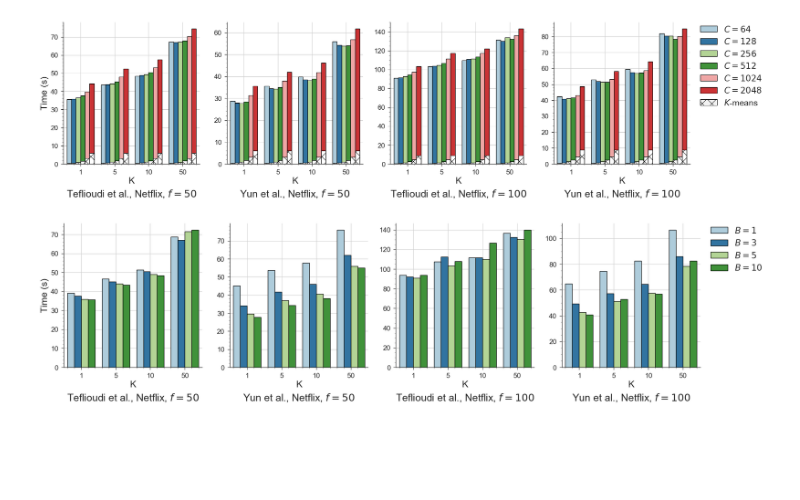
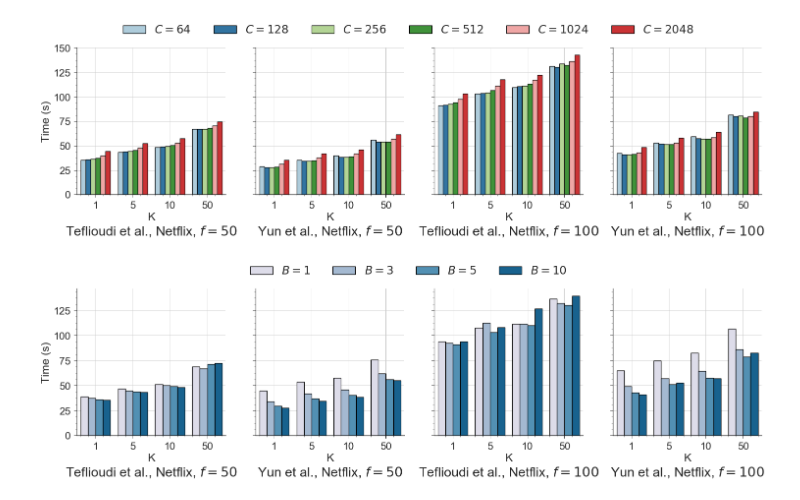
Before and after one commit to stanford-futuredata/optimus-maximus, a Jupyter notebook: plots/simdex-plots.ipynb, the cells around one changed output. Saved outputs shown, nothing was run; the diff lists cells and outputs as text; code cells hidden in the pictures; blank space fills up the shorter version.

```diff
--- a/plots/simdex-plots.ipynb
+++ b/plots/simdex-plots.ipynb
@@ -40,7 +44,3 @@ blocked_mm_interpolation_df = pd.read_csv('timing-results/interpolation-blocked_
 simdex_df = pd.concat([simdex_netflix_df, simdex_kdd_df, simdex_r2_df])
 lemp_df = pd.concat([lemp_netflix_df, lemp_kdd_df, lemp_r2_df])
 blocked_mm_df = pd.concat([blocked_mm_netflix_df, blocked_mm_kdd_df, blocked_mm_r2_df])
-# %%
-reg_vs_runtime(simdex_netflix_df, blocked_mm_netflix_df,
-               ['nomad-Netflix-10', 'nomad-Netflix-25', 'nomad-Netflix-50', 'nomad-Netflix-100'],
-               NETFLIX_REGS, fname='Netflix', nrows=1)
@@ -113,9 +53,13 @@ simdex_netflix_df.sort_values(by='comp_time').groupby(
-# %%
-num_clusters_vs_runtime(simdex_netflix_df, NETFLIX_GOLD_STANDARD_MODELS)
-# %% [output]
-[figure, removed]
-# %%
-num_bins_vs_runtime(simdex_netflix_df, NETFLIX_GOLD_STANDARD_MODELS)
-# %% [output]
-[figure, removed]
+# %%
+num_clusters_vs_runtime(simdex_netflix_df, NETFLIX_GOLD_STANDARD_MODELS, figsize=(25, 5.5), y_title=-0.3,
+                        bbox_to_anchor=(0,0,1,1.05))
+# %% [output]
+[figure, added]
+# %%
+sns.set_palette('PuBu', 4)
+num_bins_vs_runtime(simdex_netflix_df, NETFLIX_GOLD_STANDARD_MODELS, figsize=(25, 5.5), bbox_to_anchor=(0, 0, 1, 1.05),
+                    y_title=-0.3)
+sns.set_palette('Paired', 10)
+# %% [output]
+[figure, added]
 # %%
```
Also changed, not shown: parts of 13 cells of this notebook, 1 other file.
